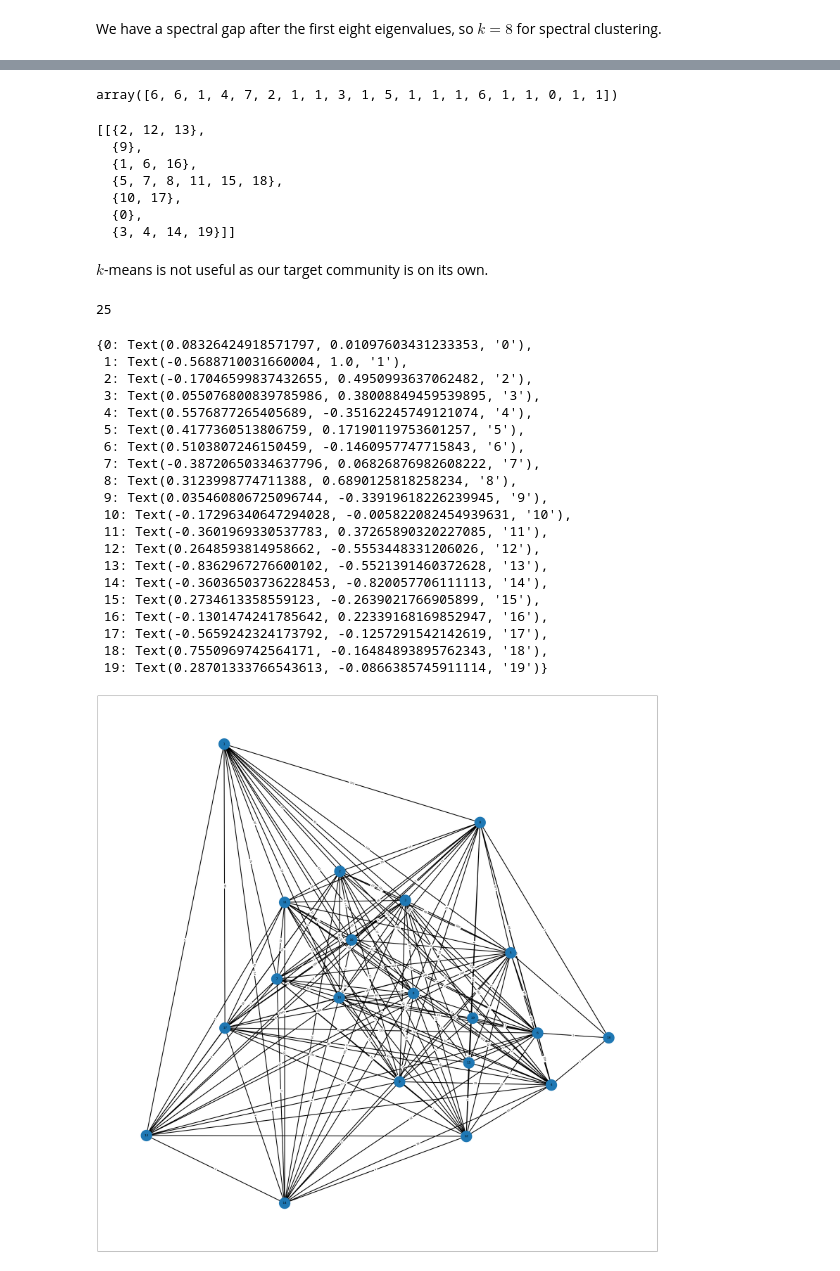
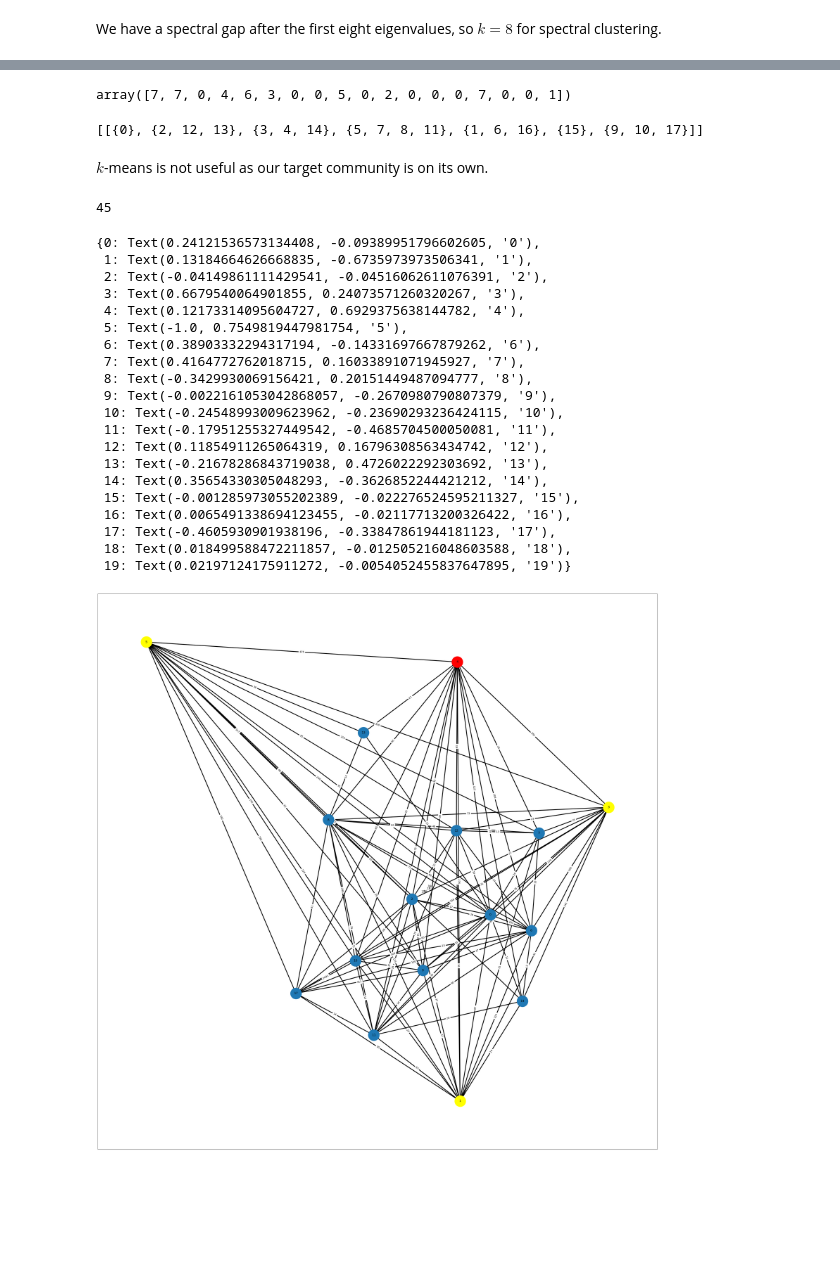
Before and after one commit to RenHLi/MATH3888, a Jupyter notebook: class_network.ipynb, the cells around one changed output, grey strips where cells are left out. Saved outputs shown, nothing was run; the diff lists cells and outputs as text; code cells hidden in the pictures; blank space fills up the shorter version.

```diff
--- a/class_network.ipynb
+++ b/class_network.ipynb
@@ -148,7 +148,9 @@ class Network:
             top_n_deg = nlargest(n, deg, key=deg.get)
             top_n_bet = nlargest(n, bet, key=bet.get)
             top_n_eig = nlargest(n, eig, key=eig.get)
-            return list({*top_n_deg,*top_n_bet,*top_n_eig})
+            return list({*top_n_deg,*top_n_bet,
+            *top_n_eig
+            })
 
 
 
@@ -165,7 +167,9 @@ class Network:
             top_n_deg = nlargest(n, deg, key=deg.get)
             top_n_bet = nlargest(n, bet, key=bet.get)
 
-            return list({*top_n_deg, *top_n_bet})
+            return list({*top_n_deg,
+            *top_n_bet
+            })
 
         for i in range(len(self.adjacent_communities)):
             neigh_networks = map(self.graph.subgraph, self.adjacent_communities[i])
@@ -251,3 +272,3 @@ akt2.get_important_nodes()
 # %%
-# for part in sorted(akt2.get_partitions(), key=lambda x:len(x)):
-#     print(len(part), sorted([len(i) for i in part],reverse=True))
+for part in sorted(akt2.partitions, key=lambda x:len(x)):
+    print(len(part), sorted([len(i) for i in part],reverse=True))
@@ -500,6 +616,8 @@ def part_graph_2(G_1, partition):
 
     edge_weights=Counter(inter_edges)
 
+    w={e:edge_weights[e]/100 for e in edge_weights}
+
     for t in edge_weights:
         a,b=t
         G.add_edge(a, b, weight = edge_weights[t])
@@ -595,17 +717,11 @@ def spectral_cluster_rw(G,k=4):
 # %%
 spectral_cluster_rw(G2,k=8)
 # %% [output]
-array([6, 6, 1, 4, 7, 2, 1, 1, 3, 1, 5, 1, 1, 1, 6, 1, 1, 0, 1, 1])
+array([7, 7, 0, 4, 6, 3, 0, 0, 5, 0, 2, 0, 0, 0, 7, 0, 0, 1])
 # %%
 [*nx_comm.louvain_partitions(G2,resolution=2)]
 # %% [output]
-[[{2, 12, 13},
-  {9},
-  {1, 6, 16},
-  {5, 7, 8, 11, 15, 18},
-  {10, 17},
-  {0},
-  {3, 4, 14, 19}]]
+[[{0}, {2, 12, 13}, {3, 4, 14}, {5, 7, 8, 11}, {1, 6, 16}, {15}, {9, 10, 17}]]
 # %% [markdown]
 $k$-means is not useful as our target community is on its own.
 # %%
@@ -617,37 +733,45 @@ for edge in G2.edges:
 # %%
 len([*G2.edges])
 # %% [output]
-25
+45
 # %%
+threshold = 200
+def draw_neighbours(G2, pos, neighbours):
+    for n in neighbours:
+        colour = '#ffff00' if G2[4][n]['weight'] > threshold else "#1f78b4"
+        nx.draw_networkx_nodes(G2, pos, nodelist=[n], node_size=2000, node_color=colour)
+
 edge_labels = nx.get_edge_attributes(G2, "weight")
 fig = plt.figure(figsize=(40, 40))
 
+neighbours = list(G2.neighbors(4)) # the communities adjacent to ours
 
 pos = nx.kamada_kawai_layout(G2)
 
-nx.draw_networkx_nodes(G2, pos, node_size=2000)
+nx.draw_networkx_nodes(G2, pos, nodelist=[4], node_size=2000, node_color='#ff0000')
+draw_neighbours(G2, pos, neighbours)
 nx.draw_networkx_edges(G2, pos, width=3)
 nx.draw_networkx_edge_labels(G2, pos, edge_labels)
 nx.draw_networkx_labels(G2, pos)
 # %% [output]
-{0: Text(0.08326424918571797, 0.01097603431233353, '0'),
- 1: Text(-0.5688710031660004, 1.0, '1'),
- 2: Text(-0.17046599837432655, 0.4950993637062482, '2'),
- 3: Text(0.055076800839785986, 0.38008849459539895, '3'),
- 4: Text(0.5576877265405689, -0.35162245749121074, '4'),
- 5: Text(0.4177360513806759, 0.17190119753601257, '5'),
- 6: Text(0.5103807246150459, -0.1460957747715843, '6'),
- 7: Text(-0.38720650334637796, 0.06826876982608222, '7'),
- 8: Text(0.3123998774711388, 0.6890125818258234, '8'),
- 9: Text(0.035460806725096744, -0.33919618226239945, '9'),
- 10: Text(-0.17296340647294028, -0.005822082454939631, '10'),
- 11: Text(-0.3601969330537783, 0.37265890320227085, '11'),
- 12: Text(0.2648593814958662, -0.5553448331206026, '12'),
- 13: Text(-0.8362967276600102, -0.5521391460372628, '13'),
- 14: Text(-0.36036503736228453, -0.820057706111113, '14'),
- 15: Text(0.2734613358559123, -0.2639021766905899, '15'),
- 16: Text(-0.1301474241785642, 0.22339168169852947, '16'),
- 17: Text(-0.5659242324173792, -0.1257291542142619, '17'),
- 18: Text(0.7550969742564171, -0.16484893895762343, '18'),
- 19: Text(0.28701333766543613, -0.0866385745911114, '19')}
+{0: Text(0.24121536573134408, -0.09389951796602605, '0'),
+ 1: Text(0.13184664626668835, -0.6735973973506341, '1'),
+ 2: Text(-0.04149861111429541, -0.04516062611076391, '2'),
+ 3: Text(0.6679540064901855, 0.24073571260320267, '3'),
+ 4: Text(0.12173314095604727, 0.6929375638144782, '4'),
+ 5: Text(-1.0, 0.7549819447981754, '5'),
+ 6: Text(0.38903332294317194, -0.14331697667879262, '6'),
+ 7: Text(0.4164772762018715, 0.16033891071945927, '7'),
+ 8: Text(-0.3429930069156421, 0.20151449487094777, '8'),
+ 9: Text(-0.0022161053042868057, -0.2670980790807379, '9'),
+ 10: Text(-0.24548993009623962, -0.23690293236424115, '10'),
+ 11: Text(-0.17951255327449542, -0.4685704500050081, '11'),
+ 12: Text(0.11854911265064319, 0.16796308563434742, '12'),
+ 13: Text(-0.21678286843719038, 0.4726022292303692, '13'),
+ 14: Text(0.35654330305048293, -0.3626852244421212, '14'),
+ 15: Text(-0.001285973055202389, -0.022276524595211327, '15'),
+ 16: Text(0.0065491338694123455, -0.02117713200326422, '16'),
+ 17: Text(-0.4605930901938196, -0.33847861944181123, '17'),
+ 18: Text(0.018499588472211857, -0.012505216048603588, '18'),
+ 19: Text(0.02197124175911272, -0.0054052455837647895, '19')}
-[figure, old version]
+[figure, new version]
```
Also changed, not shown: parts of 39 cells of this notebook.
